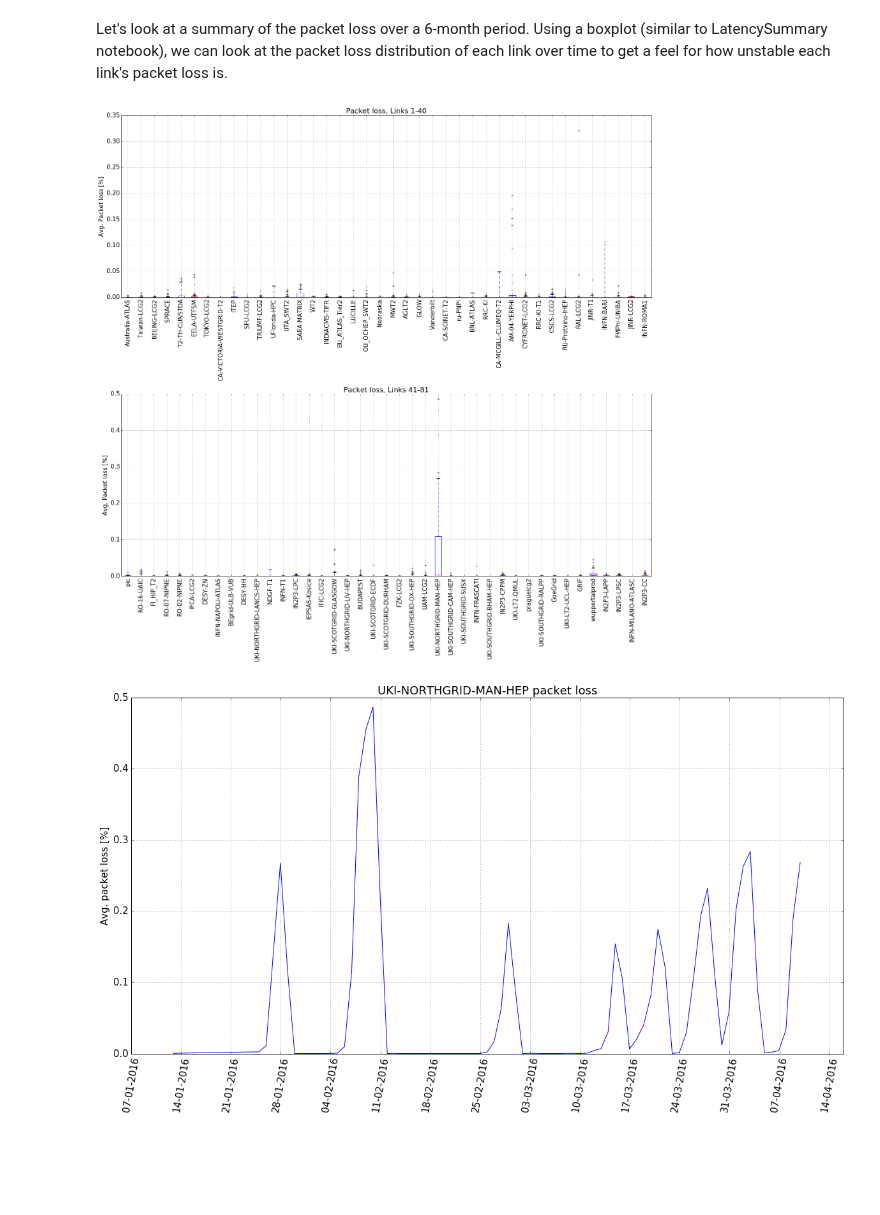
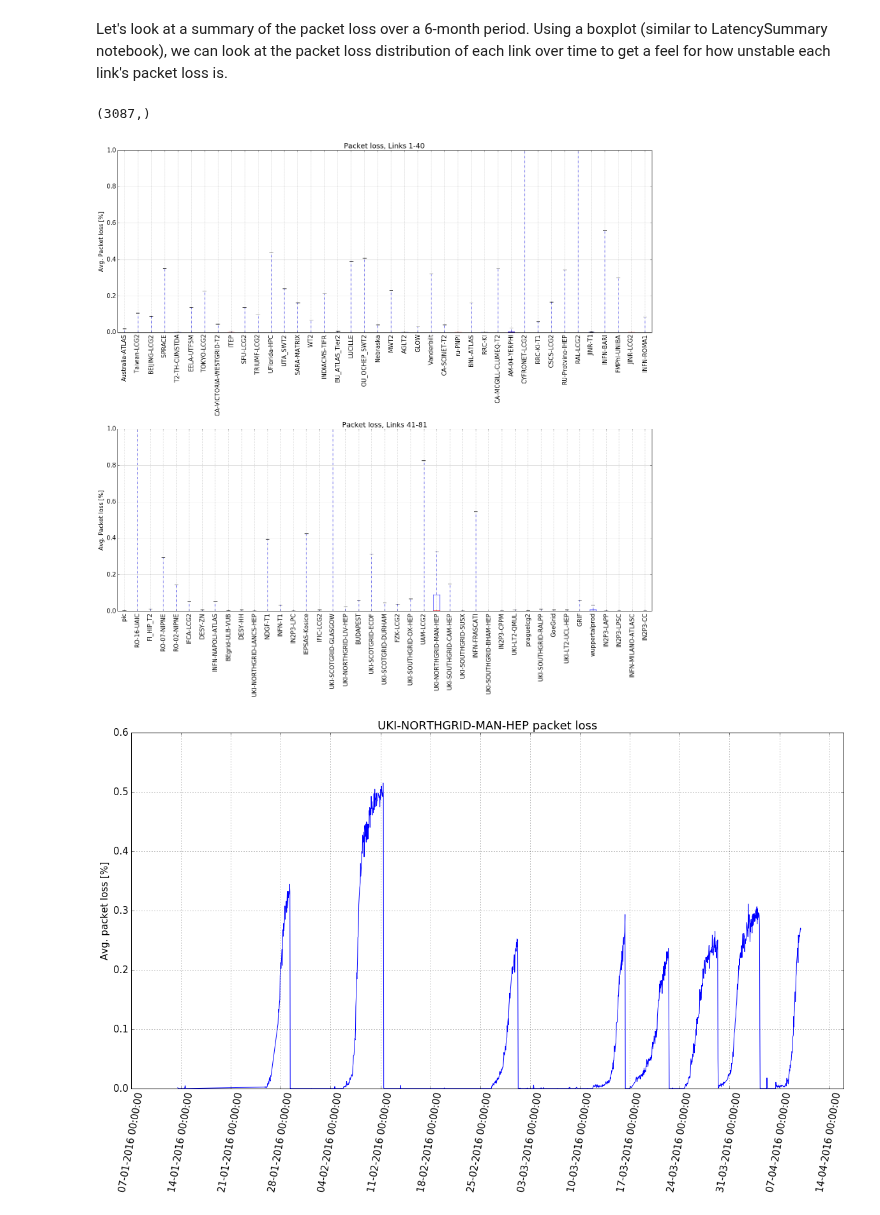
Before and after one commit to ATLAS-Analytics/AnalyticsNotebooks, a Jupyter notebook: Wesley/PacketLossSummary.ipynb, the cells around one changed output. Cells and saved outputs as stored; diff of their text form; code cells hidden in the pictures; blank space fills up the shorter version.

```diff
--- a/Wesley/PacketLossSummary.ipynb
+++ b/Wesley/PacketLossSummary.ipynb
@@ -72,7 +72,7 @@ query = '''{
     "2": {
       "date_histogram": {
         "field": "timestamp",
-        "interval": "1d",
+        "interval": "1h",
         "time_zone": "Europe/Berlin",
         "min_doc_count": 1,
         "extended_bounds": {
@@ -115,11 +115,15 @@ for i in range(len(linkName)):
 
     packetLossData.append(packetLoss)
     totalEpochTime.append(epochTime)
+# %%
+np.shape(packetLossData[0])
+# %% [output]
+(3087,)
 # %%
 plt.figure(figsize=(20,20))
 
 plt.subplot(211)
-plt.boxplot(packetLossData[0:40], whis=[5,95], showfliers=True)
+plt.boxplot(packetLossData[0:40], whis=[5,95], showfliers=False)
 ax = plt.gca()
 ax.xaxis.set_ticklabels(linkName[0:40])
 plt.xticks(size=15,rotation= 90)
@@ -128,7 +132,7 @@ plt.ylabel('Avg. Packet loss [%]')
 plt.title('Packet loss, Links 1-40')
 
 plt.subplot(212)
-plt.boxplot(packetLossData[40:], whis=[5,95], showfliers=True)
+plt.boxplot(packetLossData[40:], whis=[5,95], showfliers=False)
 ax = plt.gca()
 ax.xaxis.set_ticklabels(linkName[40:])
 plt.xticks(size=15,rotation= 90)
@@ -138,35 +142,35 @@ plt.grid()
 
 plt.tight_layout()
 # %% [output]
-[figure, old version]
+[figure, new version]
 # %%
 histPacketLoss= dict(zip(linkName, packetLossData))
 histTime = dict(zip(linkName, totalEpochTime))
 # %%
 import matplotlib.dates as dt
 
 centerName = 'UKI-NORTHGRID-MAN-HEP'
 
 timestamp = dt.epoch2num(histTime[centerName]/1000.)
 packetLoss = histPacketLoss[centerName]
 
 plt.figure(figsize=(20,10))
 plt.plot(timestamp,packetLoss)
 
 ax = plt.gca()
 #Tedious date/time formatting
-xfmt = dt.DateFormatter('%d-%m-%Y')
+xfmt = dt.DateFormatter('%d-%m-%Y %H:%M:%S')
 ax.xaxis.set_major_formatter(xfmt)
 ax.xaxis_date()
 
 plt.ylabel('Avg. packet loss [%]')
 
 #Manually add extra ticks to histogram plots
 ticks = 7
 start, end = ax.get_xlim()
 plt.xticks(np.arange(start, end,ticks),rotation= 80 )
 plt.grid()
 plt.title('%s packet loss'%centerName)
 plt.show()
 # %% [output]
-[figure, old version]
+[figure, new version]
```
Also changed, not shown: parts of 3 cells of this notebook, 11 other files.
